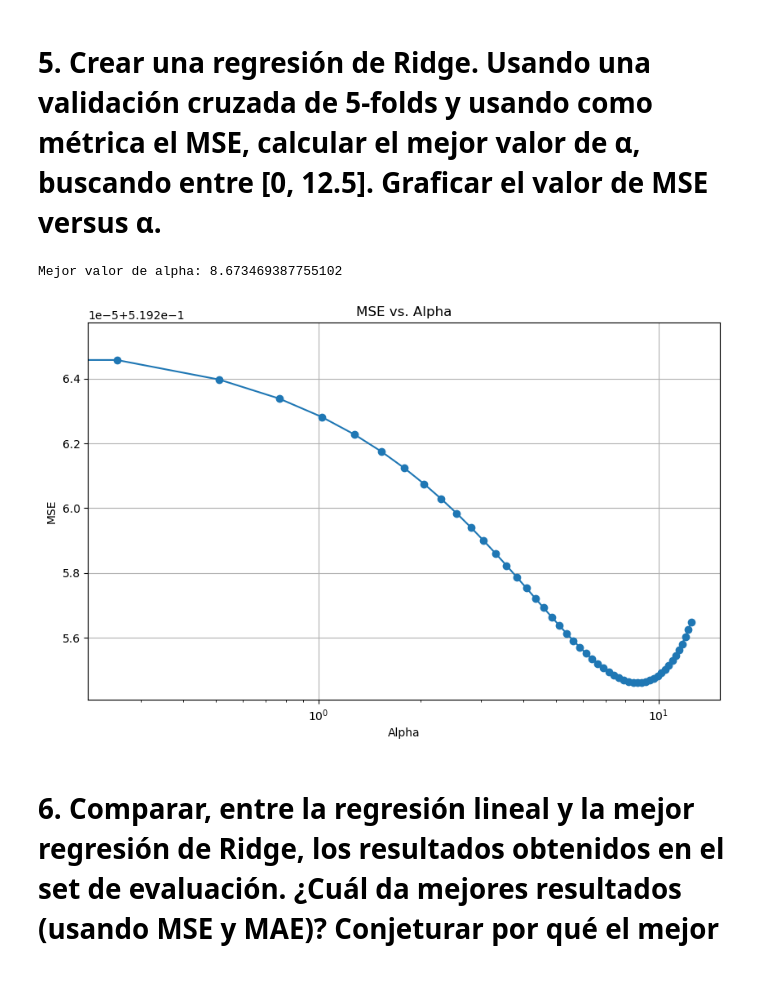
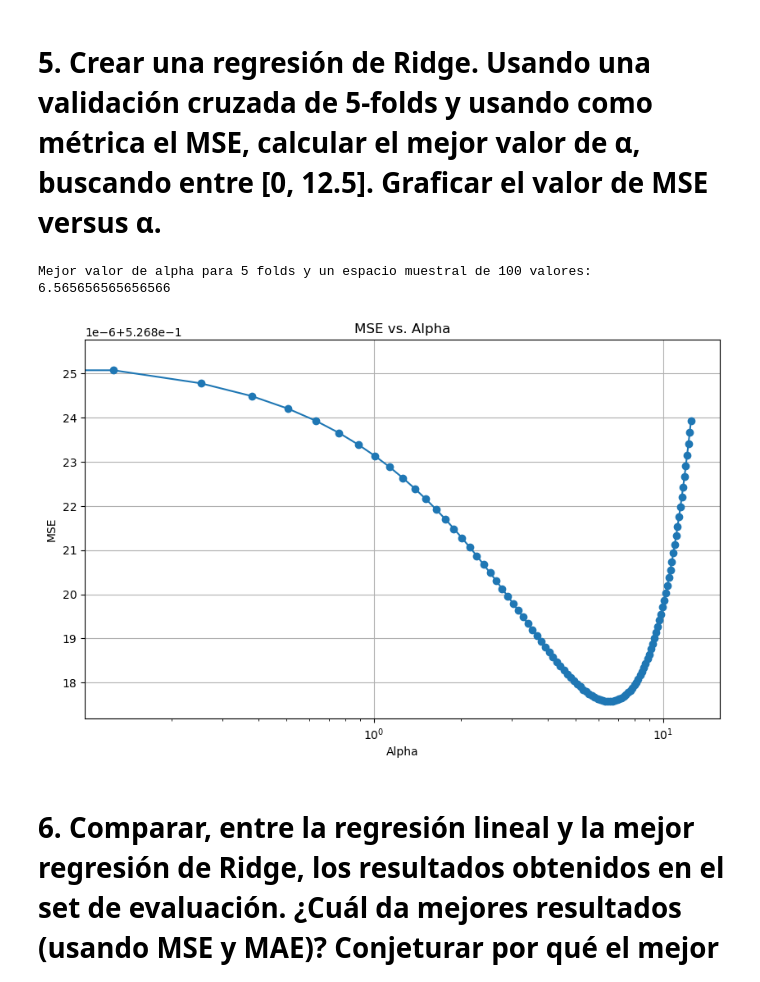
Before and after one commit to christophcharaf/house-regression-ridge, a Jupyter notebook: house-regression-ridge.ipynb, the cells around one changed output. Drawn from its saved outputs; the diff is of its cells as text; code cells hidden in the pictures.

```diff
--- a/house-regression-ridge.ipynb
+++ b/house-regression-ridge.ipynb
@@ -137,35 +161,35 @@ MSE: 0.5305677824766752
 # 5. Crear una regresión de Ridge. Usando una validación cruzada de 5-folds y usando como métrica el MSE, calcular el mejor valor de &#945;, buscando entre [0, 12.5]. Graficar el valor de MSE versus &#945;.
 # %%
 # Definir el rango de valores para alpha
-alpha_range = np.linspace(0, 12.5, 50)
+alpha_range = np.linspace(0, 12.5, 100)
 
 # Crear el modelo Ridge
 ridge = Ridge()
 
 # Configurar GridSearchCV para encontrar el mejor alpha, 5 folds
 param_grid = {'alpha': alpha_range}
 grid = GridSearchCV(ridge, param_grid, cv=5, scoring='neg_mean_squared_error')
-grid.fit(X_train, y_train)
+grid.fit(X_train_scaled, y_train)
 
 # Obtener el mejor valor de alpha
 best_alpha = grid.best_params_['alpha']
-print(f"Mejor valor de alpha: {best_alpha}")
+print(f"Mejor valor de alpha para 5 folds y un espacio muestral de 100 valores: {best_alpha}")
 
 # Calcular el MSE para cada valor de alpha
 mse_values = -grid.cv_results_['mean_test_score']
 
 # Graficar MSE vs. alpha
 plt.figure(figsize=(10, 6))
 plt.plot(alpha_range, mse_values, marker='o')
 plt.xscale('log')
 plt.xlabel('Alpha')
 plt.ylabel('MSE')
 plt.title('MSE vs. Alpha')
 plt.grid(True)
 plt.show()
 # %% [output]
-Mejor valor de alpha: 8.673469387755102
+Mejor valor de alpha para 5 folds y un espacio muestral de 100 valores: 6.565656565656566
-[figure, old version]
+[figure, new version]
 # %% [markdown]
 # 6. Comparar, entre la regresión lineal y la mejor regresión de Ridge, los resultados obtenidos en el set de evaluación. ¿Cuál da mejores resultados (usando MSE y MAE)? Conjeturar por qué el mejor modelo mejora. ¿Qué error puede haberse reducido?
 # %%
```
Also changed, not shown: parts of 7 cells of this notebook.
